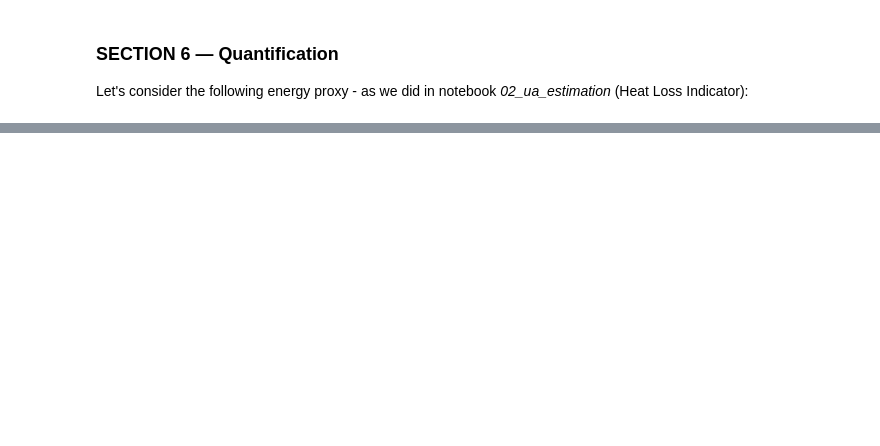
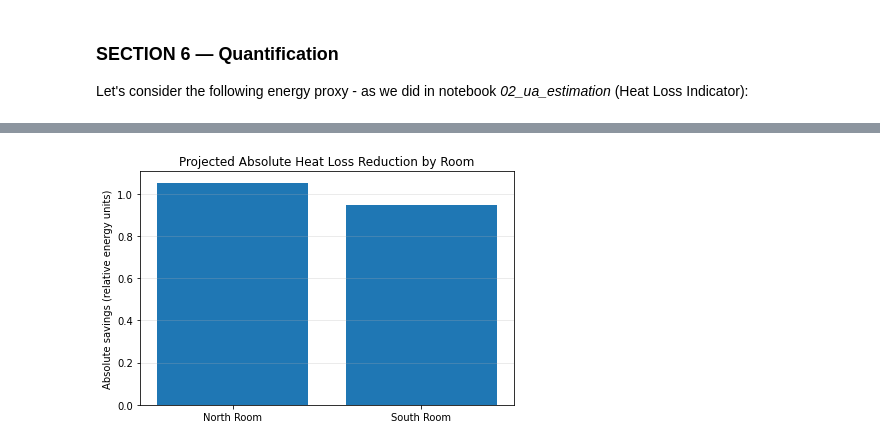
Before and after one commit to sotdousk/residential-thermal-digital-twin, a Jupyter notebook: notebooks/05_actionable_energy_insights.ipynb, the cells around one changed output, grey strips where cells are left out. Cells and saved outputs as stored; diff of their text form; code cells hidden in the pictures; blank space fills up the shorter version.

```diff
--- a/notebooks/05_actionable_energy_insights.ipynb
+++ b/notebooks/05_actionable_energy_insights.ipynb
@@ -232,0 +273,17 @@ alpha_opt = 0.02940
+# %%
+total_loss_baseline_north = heat_loss_baseline_north.sum()
+total_loss_improved_north = heat_loss_improved_north.sum()
+
+total_loss_baseline_south = heat_loss_baseline_south.sum()
+total_loss_improved_south = heat_loss_improved_south.sum()
+
+savings_abs_north = total_loss_baseline_north - total_loss_improved_north
+savings_abs_south = total_loss_baseline_south - total_loss_improved_south
+
+relative_gain_abs = savings_abs_north - savings_abs_south
+improvement_ratio = savings_abs_north / savings_abs_south
+
+print(f"Absolute savings (north): {savings_abs_north:.3f}")
+print(f"Absolute savings (south): {savings_abs_south:.3f}")
+print(f"Absolute gain advantage (north - south): {relative_gain_abs:.3f}")
+print(f"North/South improvement ratio: {improvement_ratio:.3f}")
@@ -232,0 +303,14 @@ alpha_opt = 0.02940
+# %%
+plt.figure(figsize=(6,4))
+plt.bar(
+    ['North Room', 'South Room'],
+    [savings_abs_north, savings_abs_south]
+)
+plt.title("Projected Absolute Heat Loss Reduction by Room")
+plt.ylabel("Absolute savings (relative energy units)")
+plt.grid(True, axis='y', alpha=0.3)
+plt.tight_layout()
+
+plt.savefig("../reports/figures/05_actionable_energy_insights/absolute_savings_comparison.png", dpi=300, facecolor='white')
+# %% [output]
+[figure, added]
```
Also changed, not shown: parts of 32 cells of this notebook, 1 other file.
